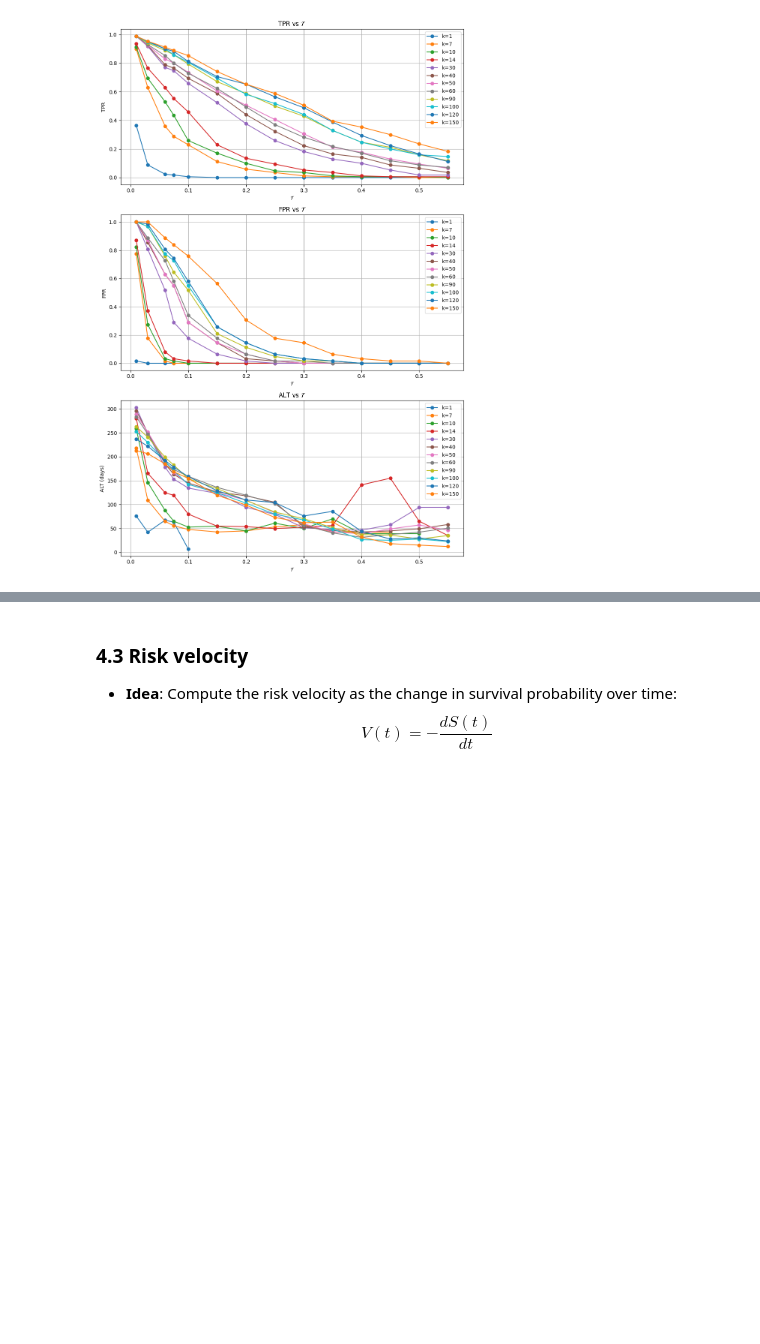
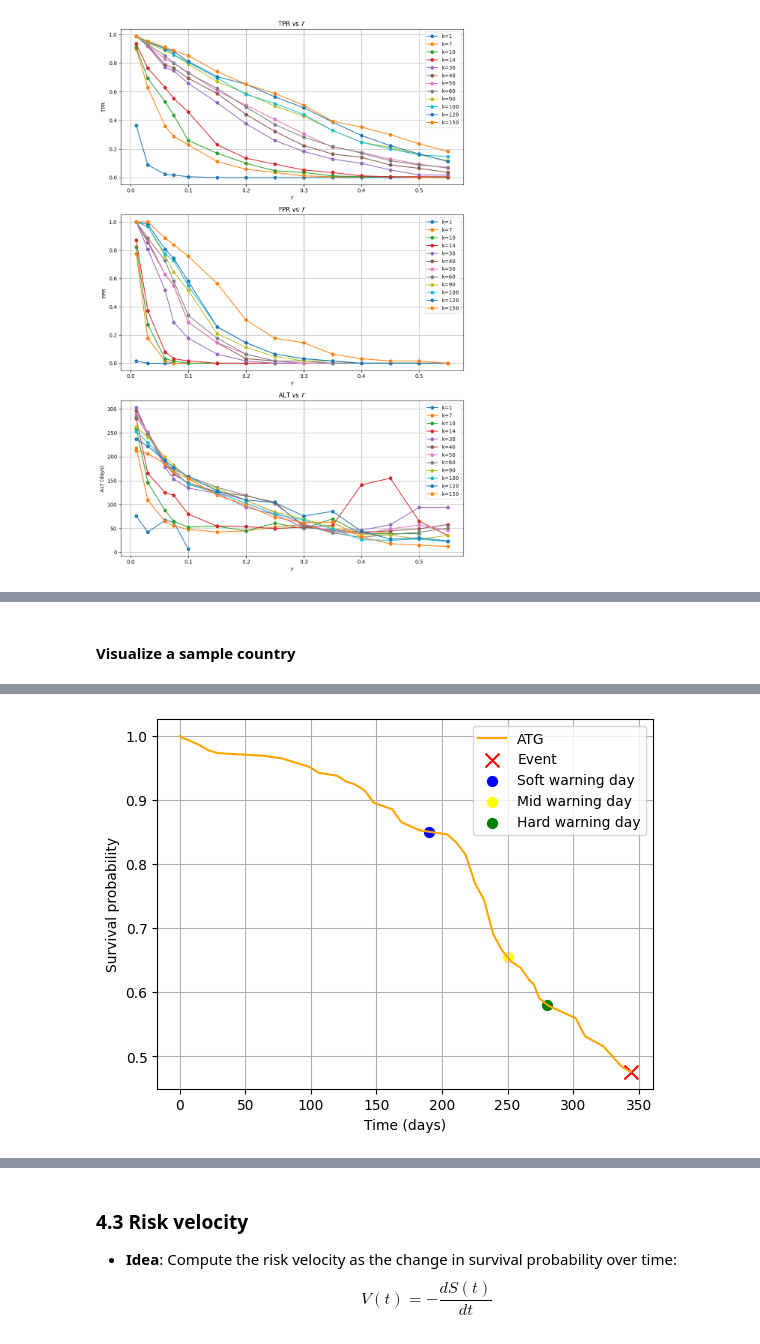
Before and after one commit to quochieu586/covid_19_cox_2026, a Jupyter notebook: notebooks/early_warning_system.ipynb, the cells around one changed output, grey strips where cells are left out. Saved outputs shown, nothing was run; the diff lists cells and outputs as text; code cells hidden in the pictures; blank space fills up the shorter version.

```diff
--- a/notebooks/early_warning_system.ipynb
+++ b/notebooks/early_warning_system.ipynb
@@ -728,0 +802,62 @@ plt.show()
+# %% [markdown]
+#### Visualize a sample country
+# %%
+sample_iso_code = "ATG"
+row = idp_df[idp_df["iso_code"] == sample_iso_code].iloc[0]
+survival_curve = survival_probabilities_dict[sample_iso_code]
+
+K = 100
+SOFT_THRESHOLD = 0.1
+MID_THRESHOLD = 0.2
+HARD_THRESHOLD = 0.3
+
+soft_warning_day = None
+mid_warning_day = None
+hard_warning_day = None
+
+# Soft warning day
+for start_day in range(0, row['duration'], 30):
+    conditional_prob = compute_risk_score(survival_curve, start_day, k=K)
+    if conditional_prob > SOFT_THRESHOLD:
+        soft_warning_day = start_day + K
+        break
+
+# Mid warning day
+for start_day in range(0, row['duration'], 30):
+    conditional_prob = compute_risk_score(survival_curve, start_day, k=K)
+    if conditional_prob > MID_THRESHOLD:
+        mid_warning_day = start_day + K
+        break
+
+# Hard warning day
+for start_day in range(0, row['duration'], 30):
+    conditional_prob = compute_risk_score(survival_curve, start_day, k=K)
+    if conditional_prob > HARD_THRESHOLD:
+        hard_warning_day = start_day + K
+        break
+
+print(f"Sample country: {sample_iso_code}")
+print(f"Soft warning day: {soft_warning_day}")
+print(f"Mid warning day: {mid_warning_day}")
+print(f"Hard warning day: {hard_warning_day}")
+print(f"Actual event day: {row['duration']}")
+
+plt.plot(survival_curve["time"], survival_curve["survival_probability"], label=sample_iso_code, color="orange")
+plt.scatter(x=row['duration'], y=survival_curve[survival_curve["time"] == row['duration']]["survival_probability"].values[0], marker='x', c='red', label="Event", s=100)
+
+if soft_warning_day is not None:
+    y = interpolate_prob_day(survival_curve, soft_warning_day)
+    plt.scatter(x=soft_warning_day, y=y, marker='o', c='blue', label="Soft warning day", s=50)
+if mid_warning_day is not None:
+    y = interpolate_prob_day(survival_curve, mid_warning_day)
+    plt.scatter(x=mid_warning_day, y=y, marker='o', c='yellow', label="Mid warning day", s=50)
+if hard_warning_day is not None:
+    y = interpolate_prob_day(survival_curve, hard_warning_day)
+    plt.scatter(x=hard_warning_day, y=y, marker='o', c='green', label="Hard warning day", s=50)
+
+plt.grid()
+plt.xlabel("Time (days)")
+plt.ylabel("Survival probability")
+plt.legend()
+plt.show()
+# %% [output]
@@ -728,0 +869 @@ plt.show()
+[figure, added]
```
Also changed, not shown: parts of 17 cells of this notebook.
